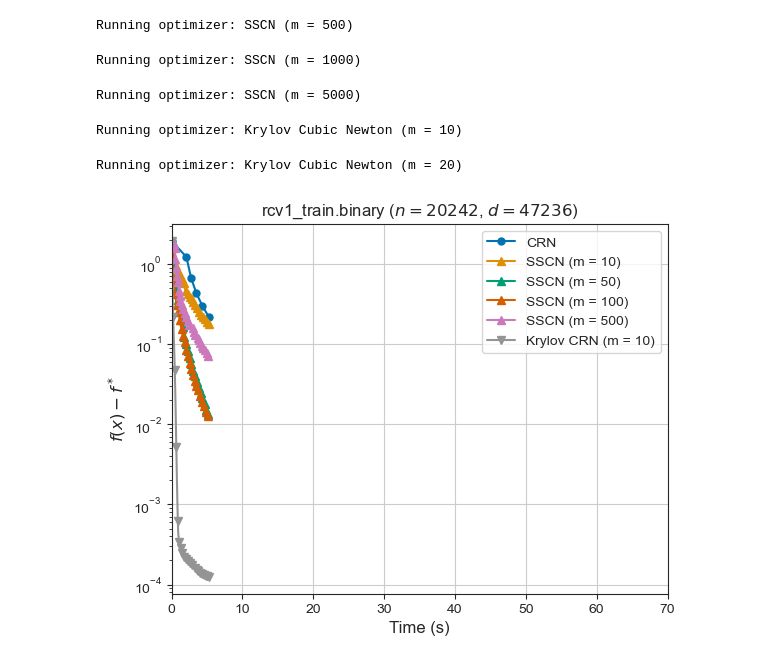
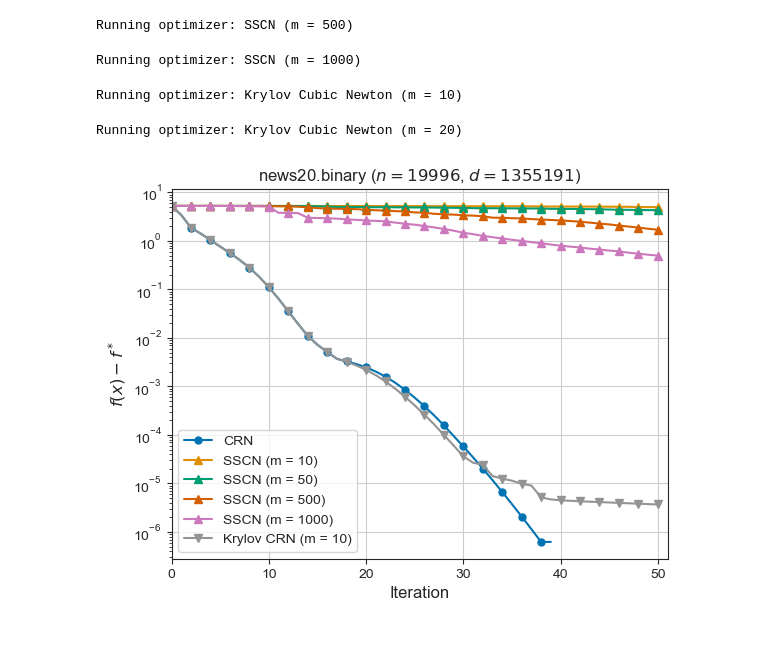
Before and after one commit to Raymond30/Krylov-Cubic-Regularized-Newton, a Jupyter notebook: cubic_newton.ipynb, the cells around one changed output. Saved outputs shown, nothing was run; the diff lists cells and outputs as text; code cells hidden in the pictures.

Commit message:
dataset news20

```diff
--- a/cubic_newton.ipynb
+++ b/cubic_newton.ipynb
@@ -10,8 +10,8 @@ from optimizer.loss import LogisticRegression
 from optimizer.cubic import Cubic_LS, Cubic_Krylov_LS, SSCN
 # %%
 # Loading the dataset
-dataset = 'rcv1_train.binary'
-# dataset = 'news20.binary'
+# dataset = 'rcv1_train.binary'
+dataset = 'news20.binary'
 
 data_url = "https://www.csie.ntu.edu.tw/~cjlin/libsvmtools/datasets/binary/{}".format(dataset)
 
@@ -38,8 +38,8 @@ n, dim = A.shape
 x0 = np.ones(dim) * 0.5
 
 # Set the max iteration and time
-it_max = 50000
-t_max = 5
+it_max = 50
+t_max = 600000
 # %%
 memory_size = 10
 memory_size_bench = 20
@@ -52,7 +52,12 @@ cub_krylov = Cubic_Krylov_LS(loss=loss, reg_coef= reg_coef, label='Krylov Cubic
 cub_krylov_bench = Cubic_Krylov_LS(loss=loss, reg_coef= reg_coef, label='Krylov Cubic Newton (m = {})'.format(memory_size_bench),
                                subspace_dim=memory_size_bench, tolerance = 1e-9)
 
-cub_root = Cubic_LS(loss=loss, reg_coef=reg_coef, cubic_solver="CG", label='Cubic Newton', tolerance = 1e-8)
+if dim < 500:
+    cubic_solver = "full"
+else:
+    cubic_solver = "CG"
+
+cub_root = Cubic_LS(loss=loss, reg_coef=reg_coef, cubic_solver=cubic_solver, label='Cubic Newton', tolerance = 1e-8)
 
 sscn = SSCN(loss=loss_csc, reg_coef = reg_coef, label='SSCN (m = {})'.format(memory_size),
                                subspace_dim=memory_size, tolerance = 1e-9)
@@ -63,7 +68,7 @@ cub_root.compute_loss_of_iterates()
 # %% [output]
 Running optimizer: Cubic Newton
 # %%
-t_max = cub_root.trace.ts[-1]
+t_max = max(cub_root.trace.ts[-1],t_max)
 # %%
 print(f'Running optimizer: {sscn.label}')
 sscn.run(x0=x0, it_max=it_max, t_max=t_max)
@@ -106,12 +111,11 @@ print(f'Running optimizer: {sscn1000.label}')
 sscn1000.run(x0=x0, it_max=it_max, t_max=t_max)
 sscn1000.compute_loss_of_iterates()
 
-print(f'Running optimizer: {sscn5000.label}')
-sscn5000.run(x0=x0, it_max=it_max, t_max=t_max)
-sscn5000.compute_loss_of_iterates()
+# print(f'Running optimizer: {sscn5000.label}')
+# sscn5000.run(x0=x0, it_max=it_max, t_max=t_max)
+# sscn5000.compute_loss_of_iterates()
 # %% [output]
 Running optimizer: SSCN (m = 1000)
-Running optimizer: SSCN (m = 5000)
 # %%
 print(f'Running optimizer: {cub_krylov.label}')
 cub_krylov.run(x0=x0, it_max=it_max, t_max=t_max)
@@ -141,38 +145,45 @@ plt.rc('xtick', labelsize=SMALL_SIZE)    # fontsize of the tick labels
 plt.rc('ytick', labelsize=SMALL_SIZE)    # fontsize of the tick labels
 plt.rc('legend', fontsize=SMALL_SIZE)    # legend fontsize
 plt.rc('figure', titlesize=BIGGER_SIZE)  # fontsize of the figure title
 
-flag_time = True
-# plt.style.use('seaborn-v0_8-colorblind')
+# flag_time = True
+flag_time = False
 
 color_cycle = plt.rcParams['axes.prop_cycle'].by_key()['color']
 
 f_opt = min(loss.f_opt, loss_csc.f_opt)
 
 cub_root.trace.plot_losses(marker='o', markersize=5, f_opt=f_opt, time=flag_time, label='CRN')
 
 sscn.trace.plot_losses(marker='^', markersize=6, f_opt=f_opt, time=flag_time)
 sscn50.trace.plot_losses(marker='^', markersize=6, f_opt=f_opt, time=flag_time)
 
-sscn100.trace.plot_losses(marker='^', markersize=6, f_opt=f_opt, time=flag_time)
+# sscn100.trace.plot_losses(marker='^', markersize=6, f_opt=f_opt, time=flag_time)
 sscn500.trace.plot_losses(marker='^', markersize=6, f_opt=f_opt, time=flag_time)
-# sscn1000.trace.plot_losses(marker='^', markersize=6, f_opt=f_opt, time=flag_time)
+sscn1000.trace.plot_losses(marker='^', markersize=6, f_opt=f_opt, time=flag_time)
 # sscn5000.trace.plot_losses(marker='^', time=flag_time)
 
 cub_krylov.trace.plot_losses(marker='v', markersize=6, f_opt=f_opt, color = color_cycle[7], time=flag_time, label='Krylov CRN (m = 10)')
 
 
 # cub_root.trace.plot_losses(marker='*', label='cubic Newton (exact)')
 # plt.xscale('log')
 # print(cub.trace.loss_vals)
 plt.yscale('log')
 # plt.ylim(1e-9,10)
-plt.xlim(0,70)
+
 plt.legend()
 plt.grid()
-plt.xlabel('Time (s)')
+
 plt.title('{} ($n={}$, $d={}$)'.format(dataset,n,dim))
-plt.savefig('figs/intro_{}.pdf'.format(dataset))
+if flag_time:
+    plt.xlim(0,70)
+    plt.xlabel('Time (s)')
+    plt.savefig('figs/time_{}.pdf'.format(dataset))
+else:
+    plt.xlim(0,it_max+1)
+    plt.xlabel('Iteration')
+    plt.savefig('figs/iteration_{}.pdf'.format(dataset))
 plt.show()
 # %% [output]
-[figure, old version]
+[figure, new version]
```
Also changed, not shown: parts of 1 cell of this notebook, 1 other file.
